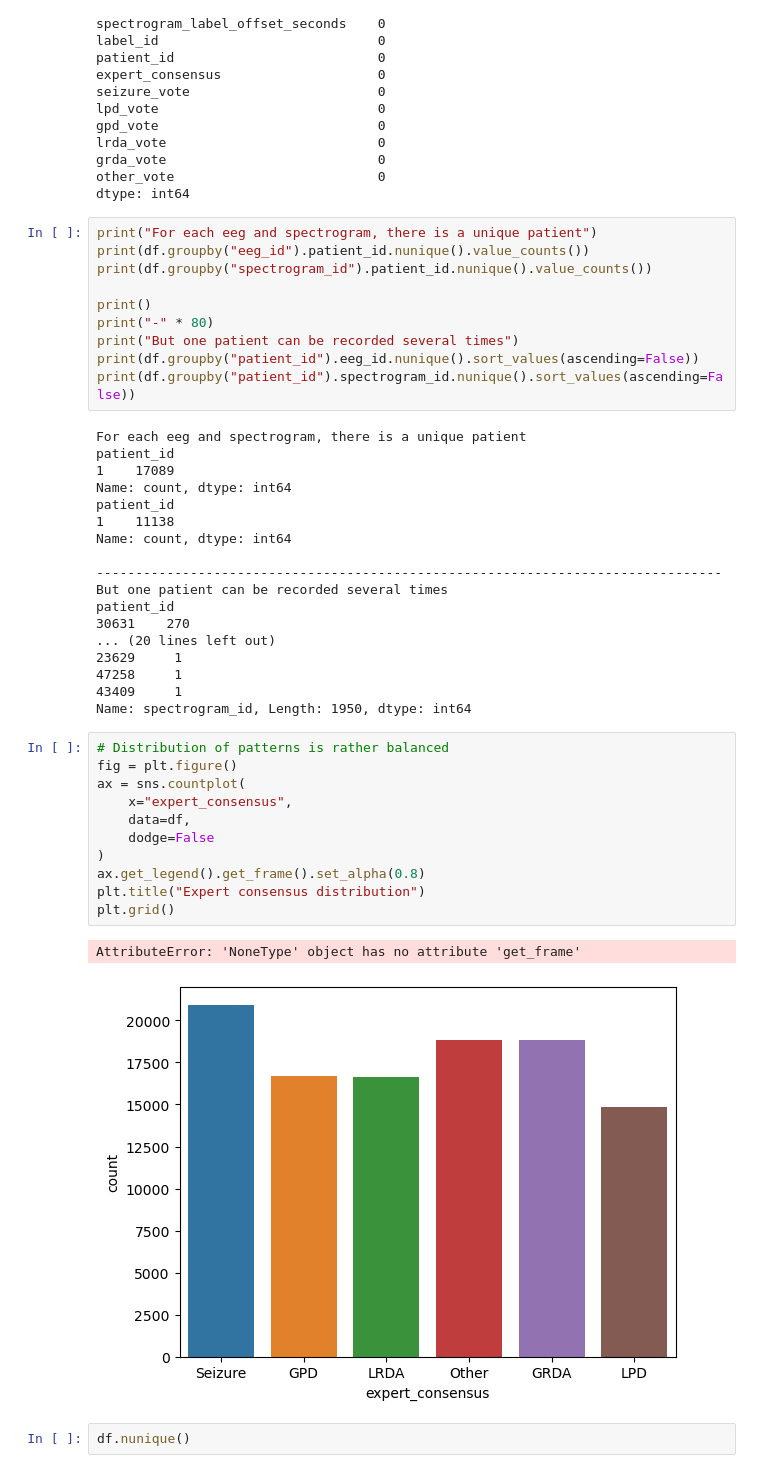
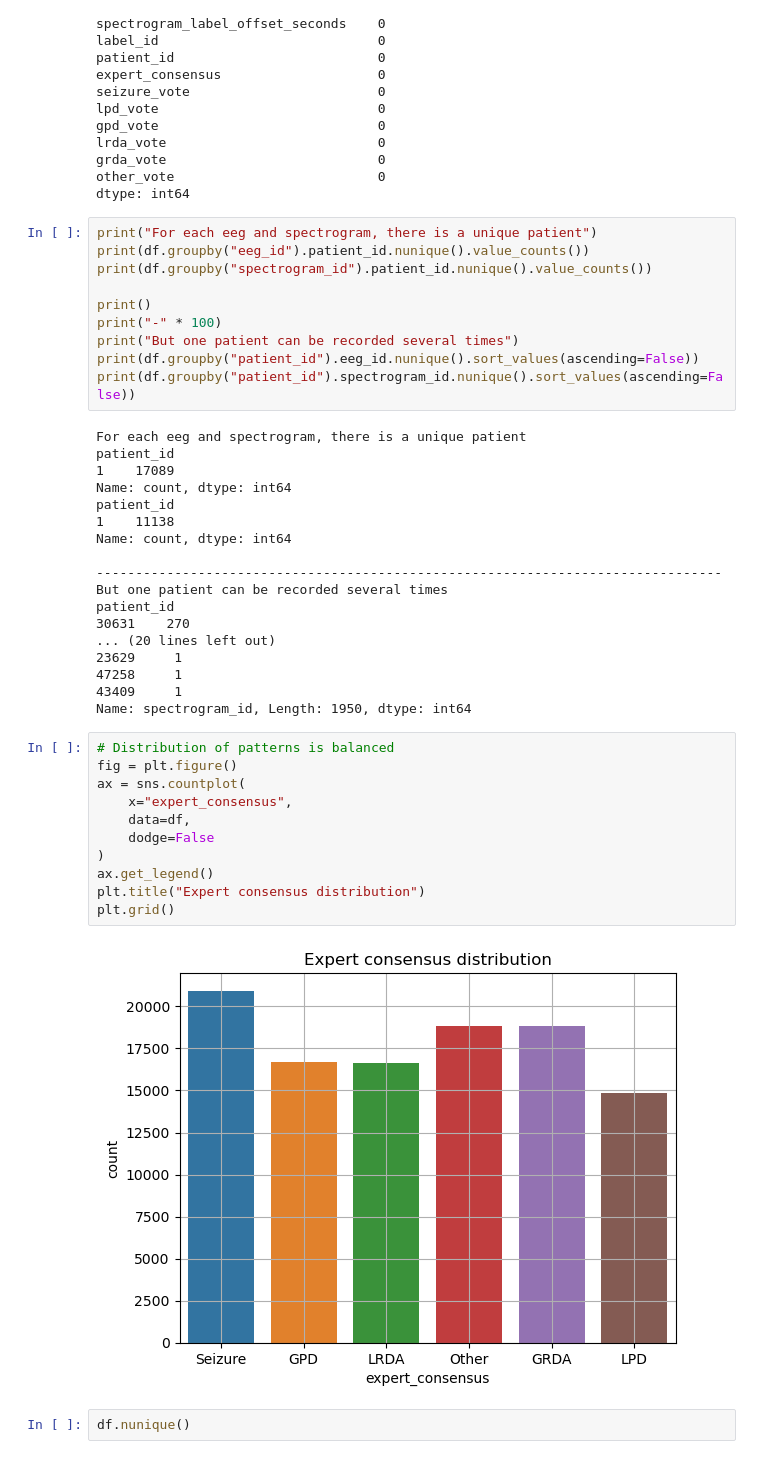
Before and after one commit to karan271/HMS_Capstone_Project, a Jupyter notebook: HMSCapstone.ipynb, the cells around one changed output. Drawn from its saved outputs; the diff is of its cells as text.

```diff
--- a/HMSCapstone.ipynb
+++ b/HMSCapstone.ipynb
@@ -146,7 +144,7 @@ print(df.groupby("eeg_id").patient_id.nunique().value_counts())
 print(df.groupby("spectrogram_id").patient_id.nunique().value_counts())
 
 print()
-print("-" * 80)
+print("-" * 100)
 print("But one patient can be recorded several times")
 print(df.groupby("patient_id").eeg_id.nunique().sort_values(ascending=False))
 print(df.groupby("patient_id").spectrogram_id.nunique().sort_values(ascending=False))
@@ -169,19 +167,18 @@ patient_id
 43409     1
 Name: spectrogram_id, Length: 1950, dtype: int64
 # %%
-# Distribution of patterns is rather balanced
+# Distribution of patterns is balanced
 fig = plt.figure()
 ax = sns.countplot(
     x="expert_consensus",
     data=df,
     dodge=False
 )
-ax.get_legend().get_frame().set_alpha(0.8)
+ax.get_legend()
 plt.title("Expert consensus distribution")
 plt.grid()
 # %% [output]
-AttributeError: 'NoneType' object has no attribute 'get_frame'
-[figure, old version]
+[figure, new version]
 # %%
 df.nunique()
 # %% [output]
```
Also changed, not shown: parts of 22 cells of this notebook, 2 other files.
